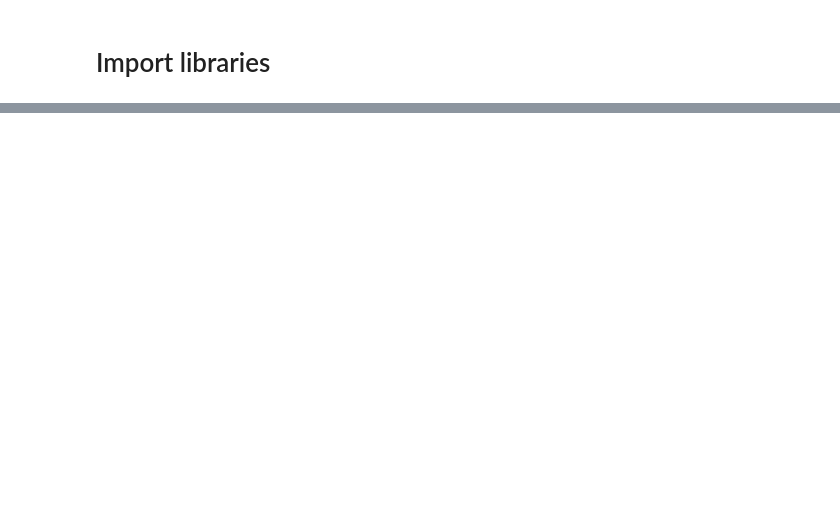
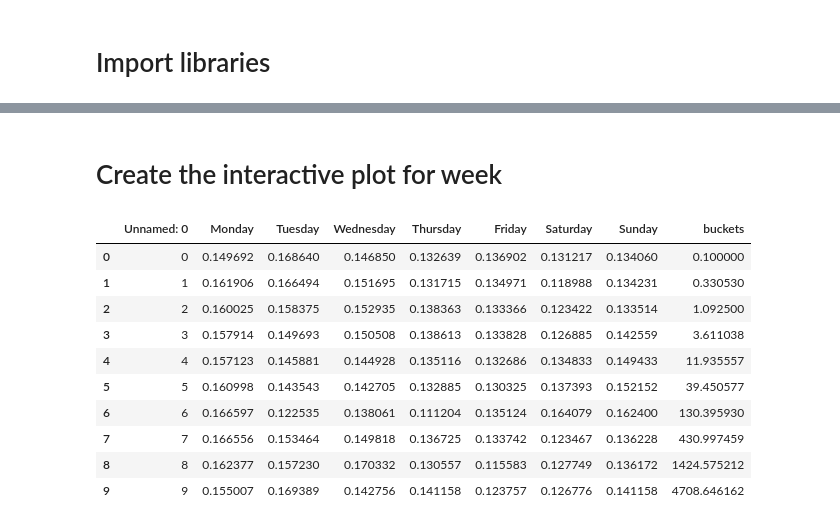
Before and after one commit to epfl-ada/ada-2020-project-milestone-p3-p3_kergagnant, a Jupyter notebook: web.ipynb, the cells around one changed output, grey strips where cells are left out. Cells and saved outputs as stored; diff of their text form; code cells hidden in the pictures; blank space fills up the shorter version.

```diff
--- a/web.ipynb
+++ b/web.ipynb
@@ -178,0 +299,19 @@ pio.write_html(fig, file='category.html', auto_open=True)
+# %% [markdown]
+# Create the interactive plot for week
+# %%
+# Load dataframes for week day study
+df_week = pd.read_csv('./for_plotting/week_to_plot.csv')
+df_week.rename(columns={'mon':'Monday','tue':'Tuesday','wed':'Wednesday','thu':'Thursday','fri':'Friday','sat':'Saturday','sun':'Sunday'},inplace=True)
+df_week
+# %% [output]
+|  | Unnamed: 0 | Monday | Tuesday | Wednesday | Thursday | Friday | Saturday | Sunday | buckets |
+| 0 | 0 | 0.149692 | 0.168640 | 0.146850 | 0.132639 | 0.136902 | 0.131217 | 0.134060 | 0.100000 |
+| 1 | 1 | 0.161906 | 0.166494 | 0.151695 | 0.131715 | 0.134971 | 0.118988 | 0.134231 | 0.330530 |
+| 2 | 2 | 0.160025 | 0.158375 | 0.152935 | 0.138363 | 0.133366 | 0.123422 | 0.133514 | 1.092500 |
+| 3 | 3 | 0.157914 | 0.149693 | 0.150508 | 0.138613 | 0.133828 | 0.126885 | 0.142559 | 3.611038 |
+| 4 | 4 | 0.157123 | 0.145881 | 0.144928 | 0.135116 | 0.132686 | 0.134833 | 0.149433 | 11.935557 |
+| 5 | 5 | 0.160998 | 0.143543 | 0.142705 | 0.132885 | 0.130325 | 0.137393 | 0.152152 | 39.450577 |
+| 6 | 6 | 0.166597 | 0.122535 | 0.138061 | 0.111204 | 0.135124 | 0.164079 | 0.162400 | 130.395930 |
+| 7 | 7 | 0.166556 | 0.153464 | 0.149818 | 0.136725 | 0.133742 | 0.123467 | 0.136228 | 430.997459 |
+| 8 | 8 | 0.162377 | 0.157230 | 0.170332 | 0.130557 | 0.115583 | 0.127749 | 0.136172 | 1424.575212 |
+| 9 | 9 | 0.155007 | 0.169389 | 0.142756 | 0.141158 | 0.123757 | 0.126776 | 0.141158 | 4708.646162 |
```
Also changed, not shown: parts of 33 cells of this notebook, 2 other files.
